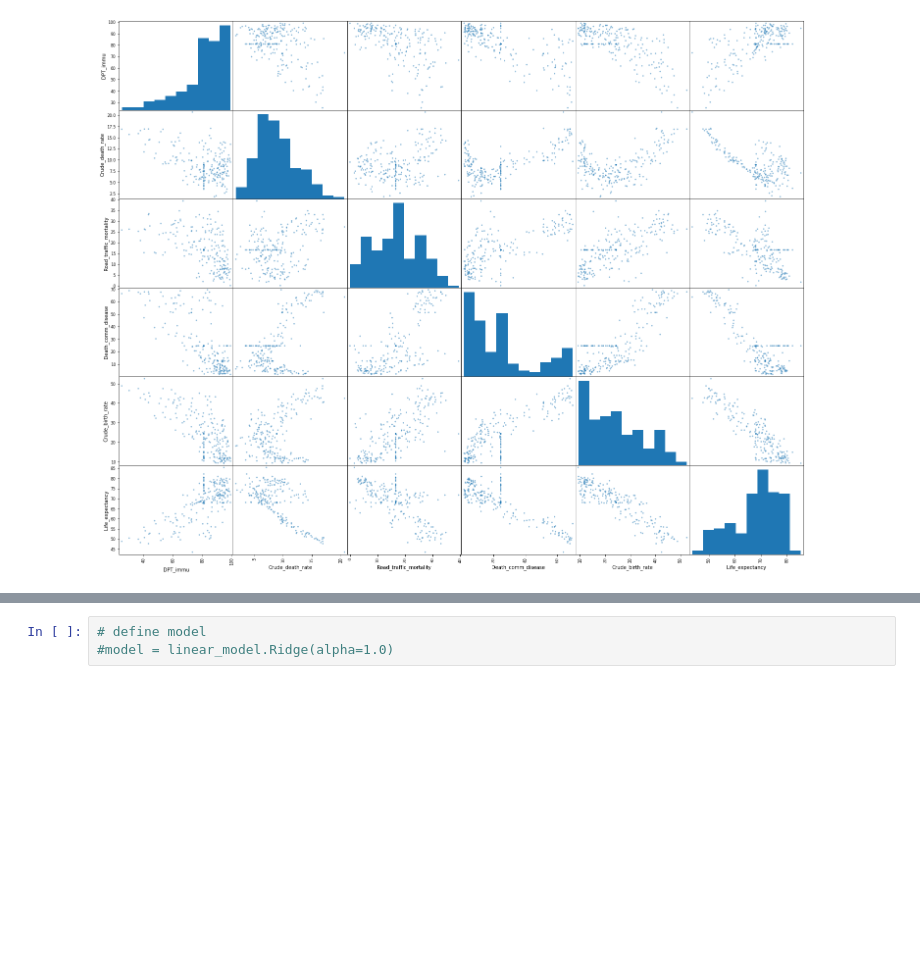
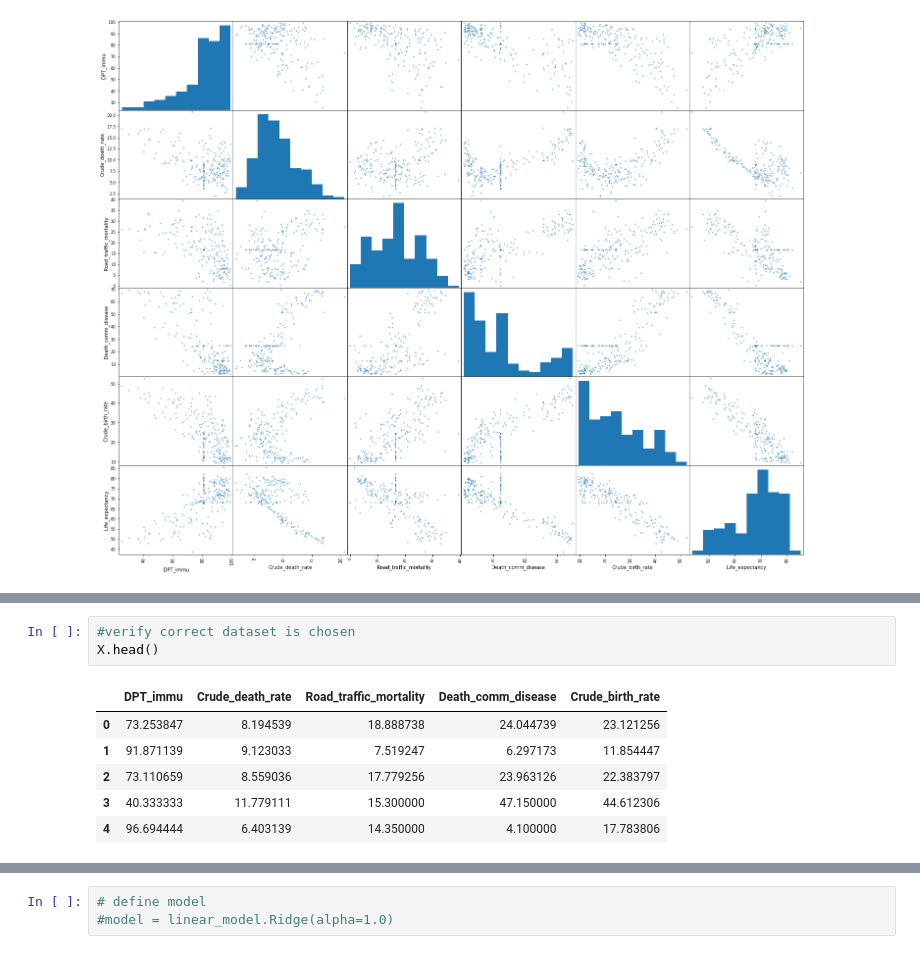
Before and after one commit to susovd/ML-lifeexpectancy-prediction, a Jupyter notebook: life_expectancy_analysis.ipynb, the cells around one changed output, grey strips where cells are left out. Saved outputs shown, nothing was run; the diff lists cells and outputs as text; blank space fills up the shorter version.

```diff
--- a/life_expectancy_analysis.ipynb
+++ b/life_expectancy_analysis.ipynb
@@ -602,0 +609,10 @@ plt.show()
+# %%
+#verify correct dataset is chosen
+X.head()
+# %% [output]
+|  | DPT_immu | Crude_death_rate | Road_traffic_mortality | Death_comm_disease | Crude_birth_rate |
+| 0 | 73.253847 | 8.194539 | 18.888738 | 24.044739 | 23.121256 |
+| 1 | 91.871139 | 9.123033 | 7.519247 | 6.297173 | 11.854447 |
+| 2 | 73.110659 | 8.559036 | 17.779256 | 23.963126 | 22.383797 |
+| 3 | 40.333333 | 11.779111 | 15.300000 | 47.150000 | 44.612306 |
+| 4 | 96.694444 | 6.403139 | 14.350000 | 4.100000 | 17.783806 |
```
Also changed, not shown: parts of 35 cells of this notebook, 1 other file.
